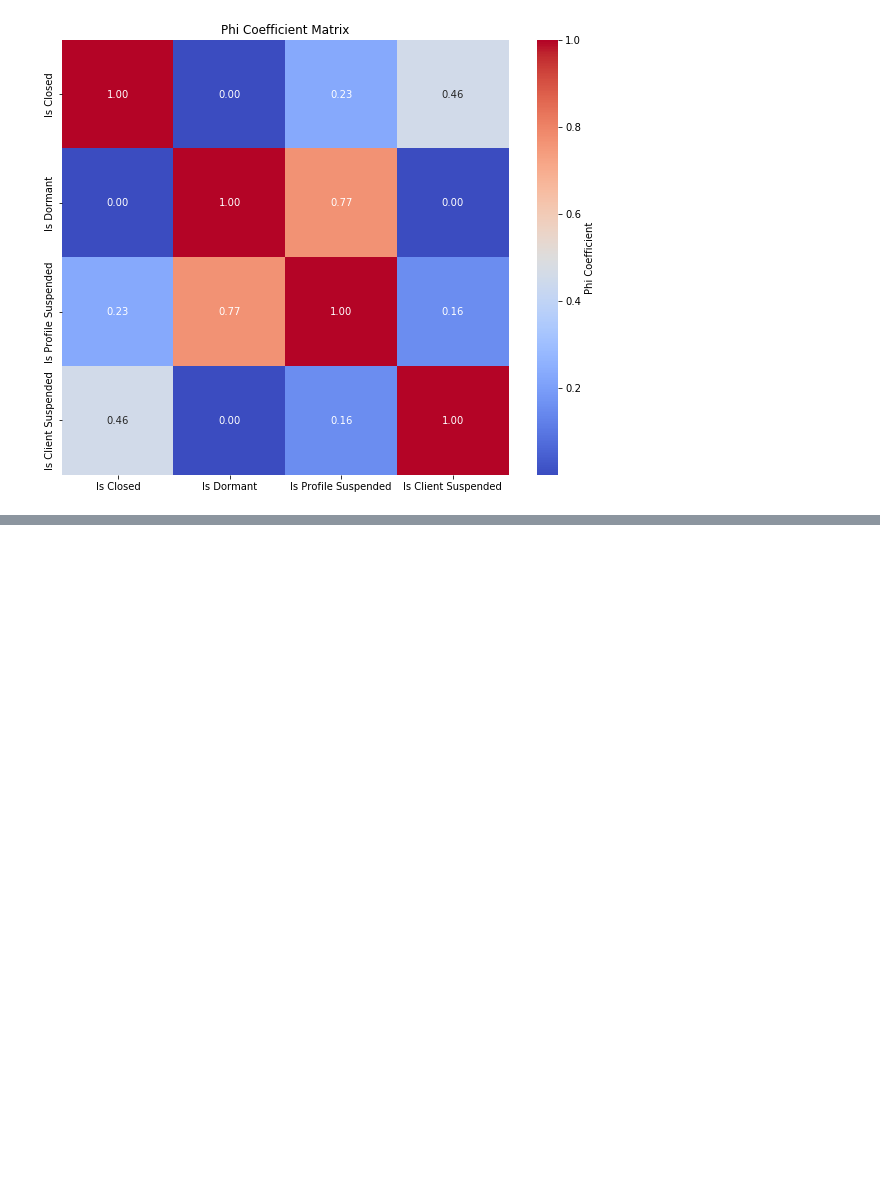
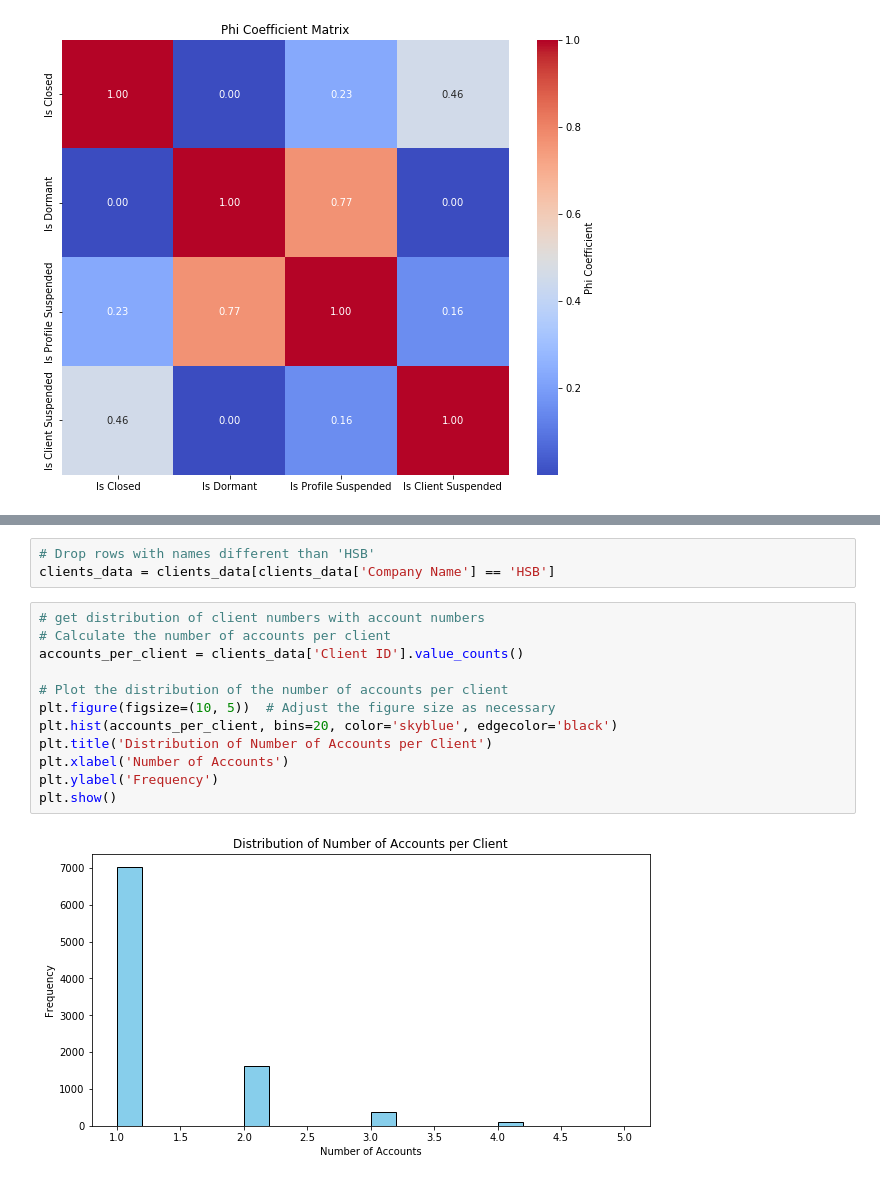
Before and after one commit to omar-sheta/datalytics, a Jupyter notebook: analysis.ipynb, the cells around one changed output, grey strips where cells are left out. Drawn from its saved outputs; the diff is of its cells as text; blank space fills up the shorter version.

Commit message:
Distribution added

```diff
--- a/analysis.ipynb
+++ b/analysis.ipynb
@@ -246,0 +247,17 @@ plt.show()
+# %%
+# Drop rows with names different than 'HSB'
+clients_data = clients_data[clients_data['Company Name'] == 'HSB']
+# %%
+# get distribution of client numbers with account numbers
+# Calculate the number of accounts per client
+accounts_per_client = clients_data['Client ID'].value_counts()
+
+# Plot the distribution of the number of accounts per client
+plt.figure(figsize=(10, 5))  # Adjust the figure size as necessary
+plt.hist(accounts_per_client, bins=20, color='skyblue', edgecolor='black')
+plt.title('Distribution of Number of Accounts per Client')
+plt.xlabel('Number of Accounts')
+plt.ylabel('Frequency')
+plt.show()
+# %% [output]
+[figure, added]
```
Also changed, not shown: parts of 3 cells of this notebook.
